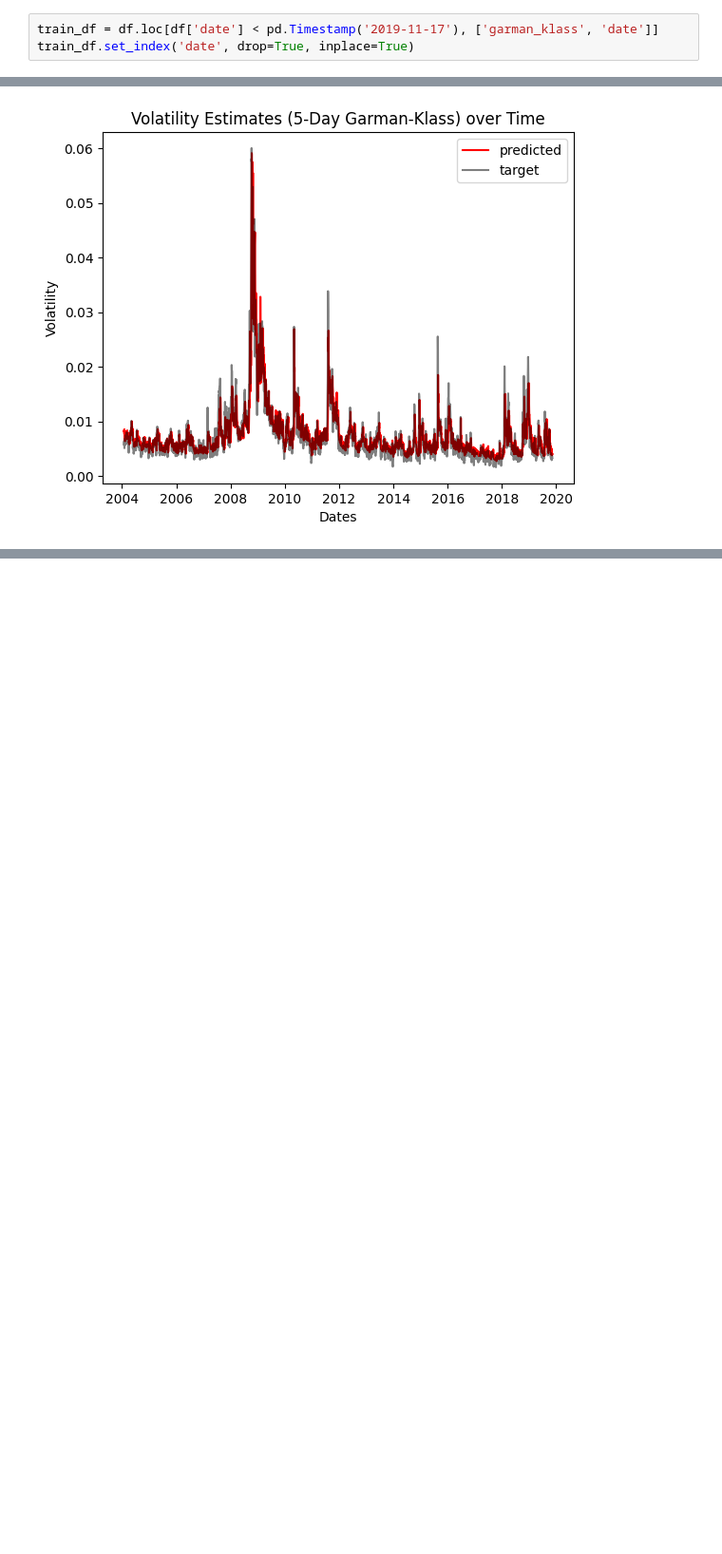
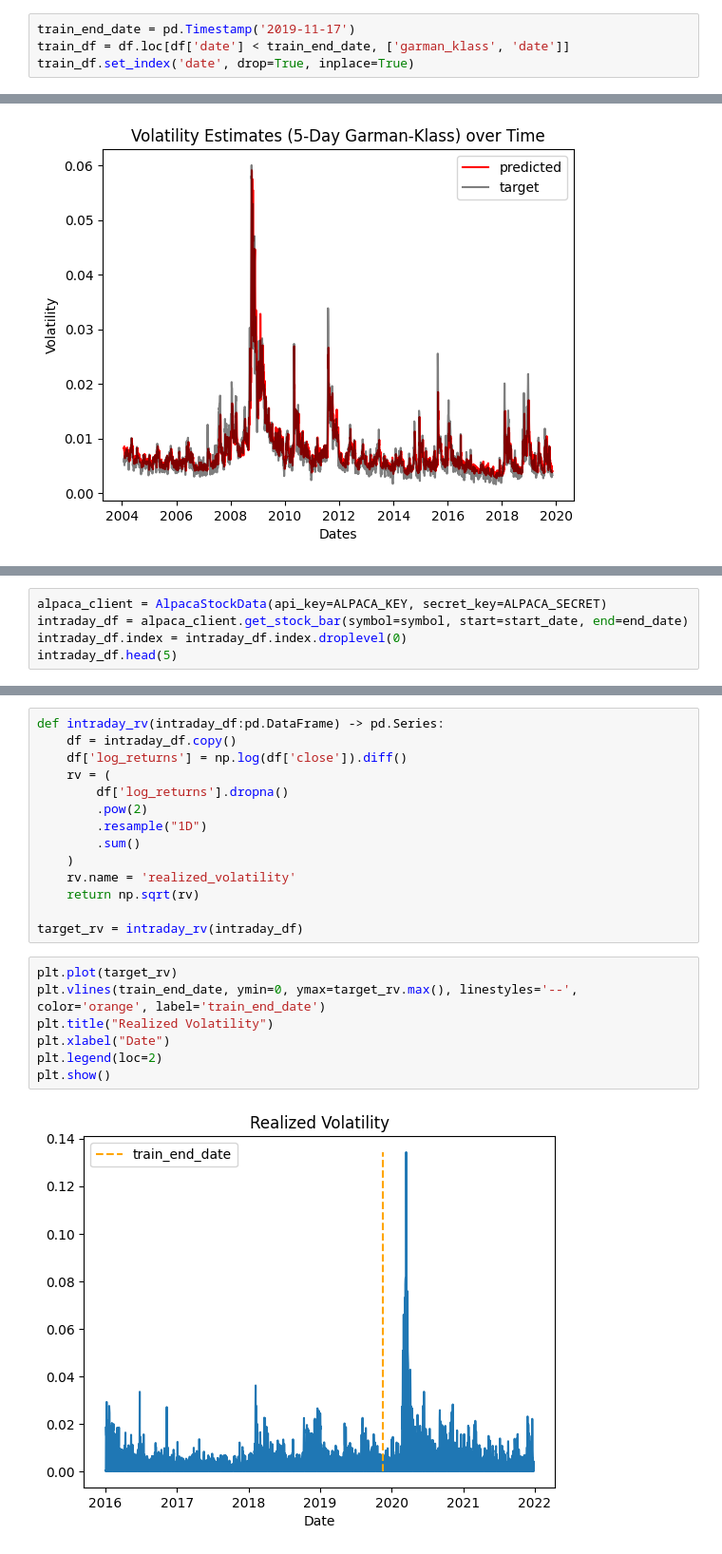
Before and after one commit to finnlimjc/Regime-Classification, a Jupyter notebook: notebooks/realized_volatility.ipynb, the cells around one changed output, grey strips where cells are left out. Shown at 95% size. Saved outputs shown, nothing was run; the diff lists cells and outputs as text; blank space fills up the shorter version.

```diff
--- a/notebooks/realized_volatility.ipynb
+++ b/notebooks/realized_volatility.ipynb
@@ -119,7 +138,8 @@ plt.show()
 # %% [output]
 [figure]
 # %%
-train_df = df.loc[df['date'] < pd.Timestamp('2019-11-17'), ['garman_klass', 'date']]
+train_end_date = pd.Timestamp('2019-11-17')
+train_df = df.loc[df['date'] < train_end_date, ['garman_klass', 'date']]
 train_df.set_index('date', drop=True, inplace=True)
 # %% [markdown]
 ## Baseline HAR Model
@@ -418,0 +504,5 @@ plt.show()
+# %%
+alpaca_client = AlpacaStockData(api_key=ALPACA_KEY, secret_key=ALPACA_SECRET)
+intraday_df = alpaca_client.get_stock_bar(symbol=symbol, start=start_date, end=end_date)
+intraday_df.index = intraday_df.index.droplevel(0)
+intraday_df.head(5)
@@ -418,0 +517,23 @@ plt.show()
+# %%
+def intraday_rv(intraday_df:pd.DataFrame) -> pd.Series:
+    df = intraday_df.copy()
+    df['log_returns'] = np.log(df['close']).diff()
+    rv = (
+        df['log_returns'].dropna()
+        .pow(2)
+        .resample("1D")
+        .sum()
+    )
+    rv.name = 'realized_volatility'
+    return np.sqrt(rv)
+
+target_rv = intraday_rv(intraday_df)
+# %%
+plt.plot(target_rv)
+plt.vlines(train_end_date, ymin=0, ymax=target_rv.max(), linestyles='--', color='orange', label='train_end_date')
+plt.title("Realized Volatility")
+plt.xlabel("Date")
+plt.legend(loc=2)
+plt.show()
+# %% [output]
+[figure, added]
```
Also changed, not shown: parts of 17 cells of this notebook, 5 other files.
